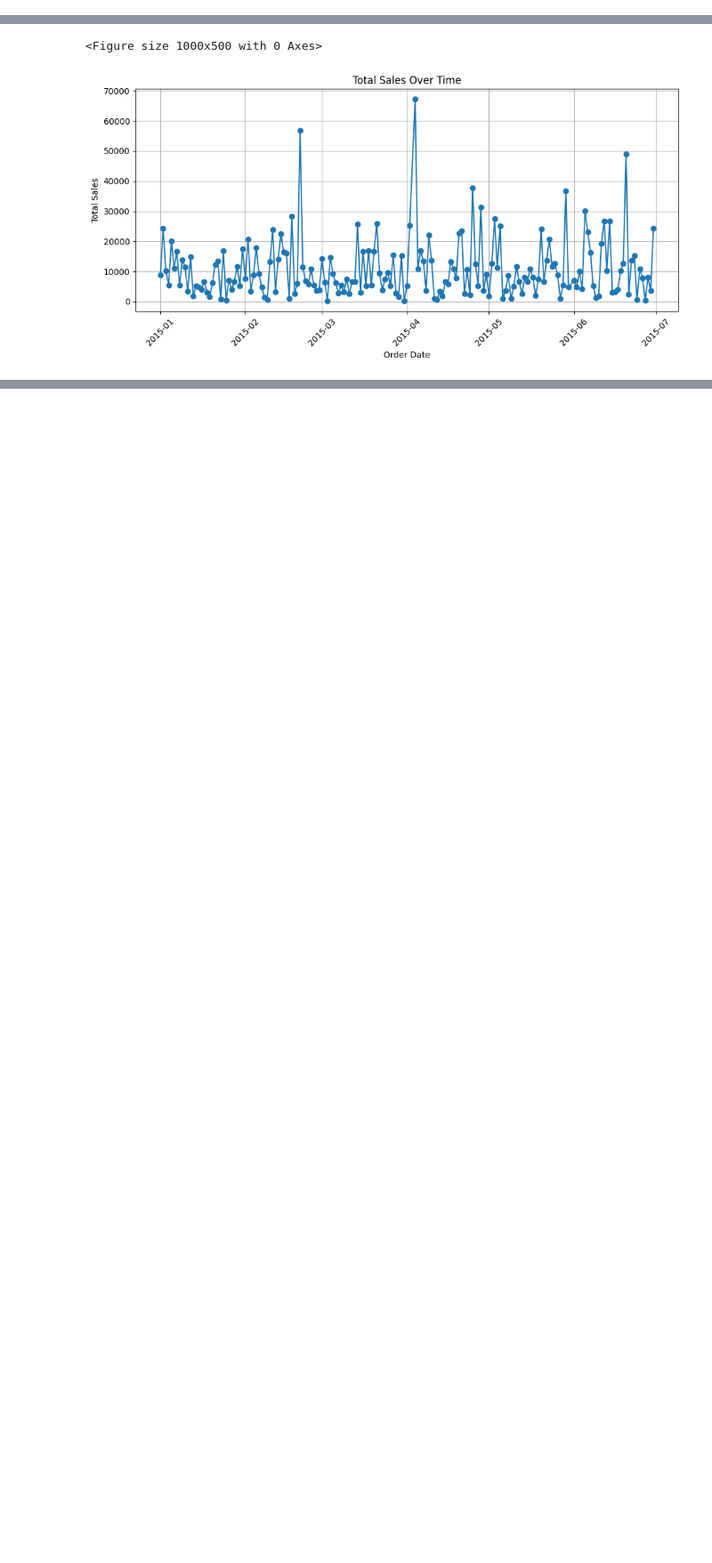
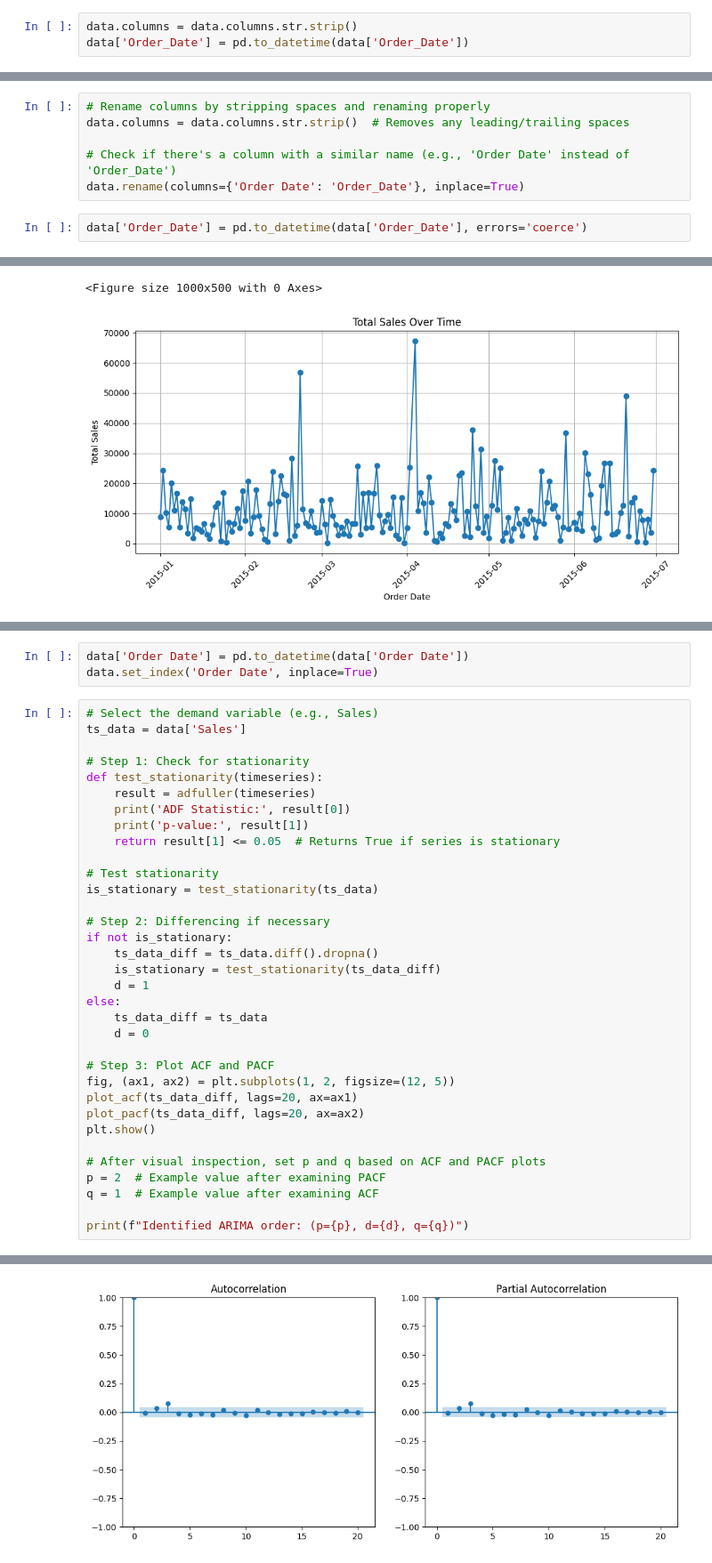
Before and after one commit to AkramMoustafa/AI-Power-Supply-Chain, a Jupyter notebook: AI_Powered_Supply_Chain_project.ipynb, the cells around one changed output, grey strips where cells are left out. Shown at 89% size. Saved outputs shown, nothing was run; the diff lists cells and outputs as text; blank space fills up the shorter version.

```diff
--- a/AI_Powered_Supply_Chain_project.ipynb
+++ b/AI_Powered_Supply_Chain_project.ipynb
@@ -146,3 +146,6 @@ Unique values in 'Product Sub-Category':['Pens & Art Supplies' 'Chairs & Chairma
 print(data['Order Priority'].unique())
 # %% [output]
 ['High' 'Not Specified' 'Critical' 'Medium' 'Low' 'Critical ']
+# %%
+data.columns = data.columns.str.strip()
+data['Order_Date'] = pd.to_datetime(data['Order_Date'])
@@ -148,0 +154,8 @@ print(data['Order Priority'].unique())
+# %%
+# Rename columns by stripping spaces and renaming properly
+data.columns = data.columns.str.strip()  # Removes any leading/trailing spaces
+
+# Check if there's a column with a similar name (e.g., 'Order Date' instead of 'Order_Date')
+data.rename(columns={'Order Date': 'Order_Date'}, inplace=True)
+# %%
+data['Order_Date'] = pd.to_datetime(data['Order_Date'], errors='coerce')
@@ -228,0 +280,38 @@ plt.show()
+# %%
+data['Order Date'] = pd.to_datetime(data['Order Date'])
+data.set_index('Order Date', inplace=True)
+# %%
+# Select the demand variable (e.g., Sales)
+ts_data = data['Sales']
+
+# Step 1: Check for stationarity
+def test_stationarity(timeseries):
+    result = adfuller(timeseries)
+    print('ADF Statistic:', result[0])
+    print('p-value:', result[1])
+    return result[1] <= 0.05  # Returns True if series is stationary
+
+# Test stationarity
+is_stationary = test_stationarity(ts_data)
+
+# Step 2: Differencing if necessary
+if not is_stationary:
+    ts_data_diff = ts_data.diff().dropna()
+    is_stationary = test_stationarity(ts_data_diff)
+    d = 1
+else:
+    ts_data_diff = ts_data
+    d = 0
+
+# Step 3: Plot ACF and PACF
+fig, (ax1, ax2) = plt.subplots(1, 2, figsize=(12, 5))
+plot_acf(ts_data_diff, lags=20, ax=ax1)
+plot_pacf(ts_data_diff, lags=20, ax=ax2)
+plt.show()
+
+# After visual inspection, set p and q based on ACF and PACF plots
+p = 2  # Example value after examining PACF
+q = 1  # Example value after examining ACF
+
+print(f"Identified ARIMA order: (p={p}, d={d}, q={q})")
+# %% [output]
@@ -228,0 +320 @@ plt.show()
+[figure, added]
```
Also changed, not shown: parts of 12 cells of this notebook.
